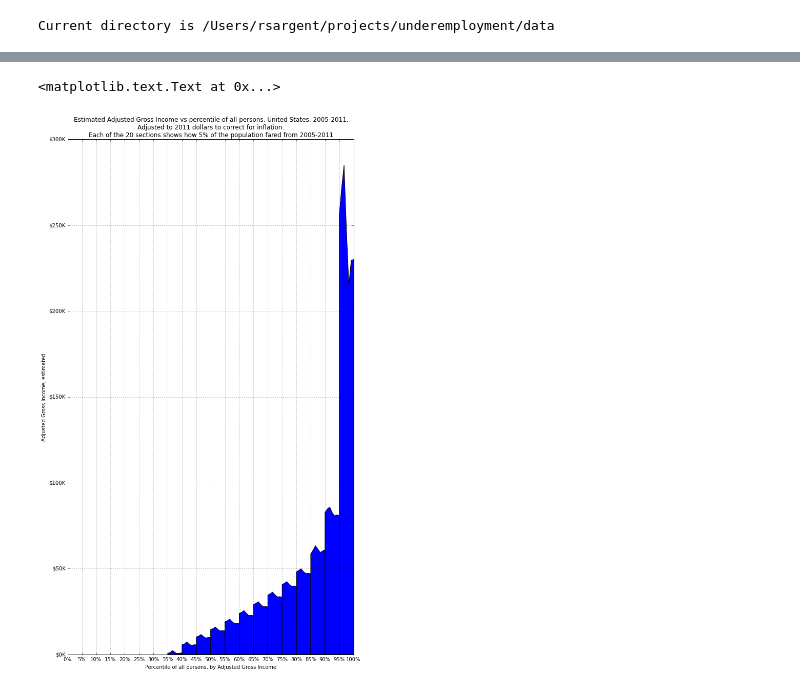
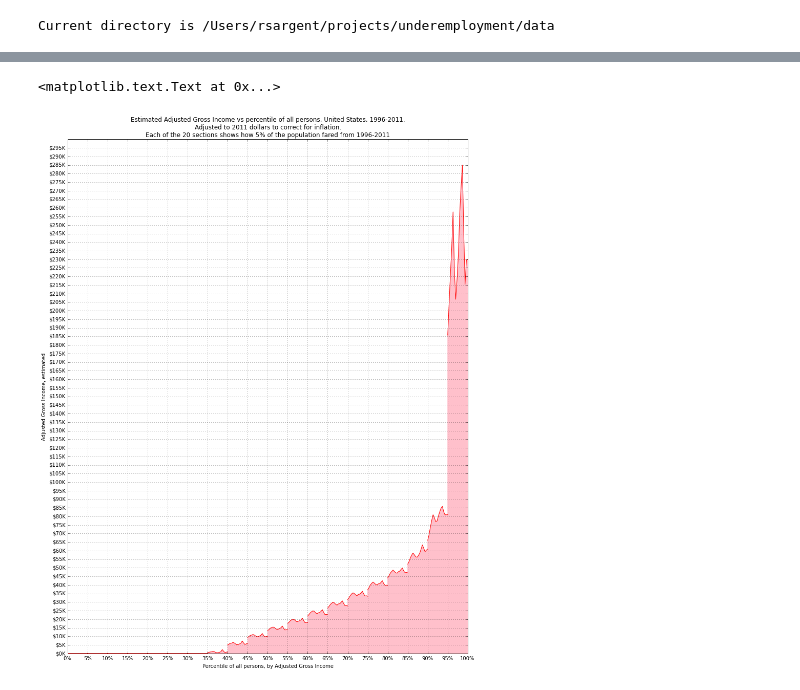
Before and after one commit to CMU-CREATE-Lab/underemployment, a Jupyter notebook: IRS Income Histogram.ipynb, the cells around one changed output, grey strips where cells are left out. Drawn from its saved outputs; the diff is of its cells as text; code cells hidden in the pictures.

```diff
--- a/IRS Income Histogram.ipynb
+++ b/IRS Income Histogram.ipynb
@@ -3,7 +3,7 @@ from scipy import *
 from pylab import *
 from pandas import *
 %matplotlib inline
-matplotlib.rcParams['figure.figsize'] = [10,18]
+matplotlib.rcParams['figure.figsize'] = [14,18]
 # %%
 import os
 dir = os.path.expanduser("~/projects/underemployment/data")
@@ -68,7 +68,7 @@ class RC:
         return sheet.cell_value(self.r, self.c)
 
     def __repr__(self):
-        return "%s(%d,%d)" % (xlrd.cellname(self.r, self.c), self.r, self.c)
+        return xlrd.cellname(self.r, self.c)
 
 class RCRange:
     """Rectangular range.  min and max are both inclusive"""
@@ -79,6 +79,10 @@ class RCRange:
     @staticmethod
     def all():
         return RCRange(RC(0,0), RC(sys.maxint, sys.maxint))
+
+    @staticmethod
+    def starting_at(min):
+        return RCRange(min, RC(sys.maxint, sys.maxint))
 
     def enumerate(self, sheet):
         for r in range(self.min.r, min(self.max.r, sheet.nrows - 1) + 1):
@@ -95,9 +99,9 @@ def find_first(sheet, pattern, range=RCRange.all()):
     """Search sheet range for cell text matching pattern.  Return first found, or raise error"""
     locations = [rc for rc in range.enumerate(sheet)  if re.match(pattern, unicode(sheet.cell_value(rc.r,rc.c)))]
     if len(locations) == 0:
-        raise "In find_first, failed to find %s" % (len(locations), pattern)
+        raise Exception("In find_first, failed to find %s" % pattern)
     location = locations[0]
-    print "%s: found %s" % (location, pattern)
+    # print "%s: found %s" % (location, pattern)
     return location
 # %%
 from scipy.integrate import quad
@@ -259,7 +324,8 @@ def compute_tax_year(year):
 # %%
 agis = {}
-start_year = 2005
+start_year = 1996
 end_year = 2011
 for year in range(start_year, end_year + 1):
     agis[year] = compute_tax_year(year)
+agis
 # %% [output]
@@ -283,32 +366,33 @@ BO3(2,66): found Returns of single persons
 # %%
 # Generate a plot with 20 sparklines showing how each 5% of the population fared from 2005 to 2011
 
 p = subplot()
 p.xaxis.set_major_formatter(FuncFormatter(lambda x, pos: '%d%%' % x))
 p.yaxis.set_major_formatter(FuncFormatter(lambda x, pos: '$%dK' % (x / 1e3) if x < 1e6 else '$%dM' % (x / 1e6)))
 x = []
 y = []
 
 years = sort(agis.keys())
 nyears = len(years)
 npercentiles = len(agis.values()[0])
 
 for percentile in range(0, npercentiles):
     for yi in range(0, nyears):
         x.append((100.0 / npercentiles) * (percentile + float(yi) / (nyears - 1)))
         y.append(agis[years[yi]][percentile])
     x.append(NaN)
     y.append(NaN)
-#p.plot(x, y)
-p.fill_between(x, 0, y)
+p.fill_between(x, 0, y, color='pink')
+p.plot(x, y, color='red')
 p.set_xticks(range(0, 101, 5))
+p.set_yticks(range(0, 300000, 5000))
 p.grid()
 title(("Estimated Adjusted Gross Income vs percentile of all persons, United States, %d-%d.\n" +
        "Adjusted to 2011 dollars to correct for inflation.\n" +
        "Each of the 20 sections shows how 5%% of the population fared from %d-%d") %
       (start_year, end_year, start_year, end_year))
 ylabel('Adjusted Gross Income, estimated')
 xlabel('Percentile of all persons, by Adjusted Gross Income')
 # %% [output]
 <matplotlib.text.Text at 0x...>
-[figure, old version]
+[figure, new version]
```
Also changed, not shown: parts of 5 cells of this notebook.
